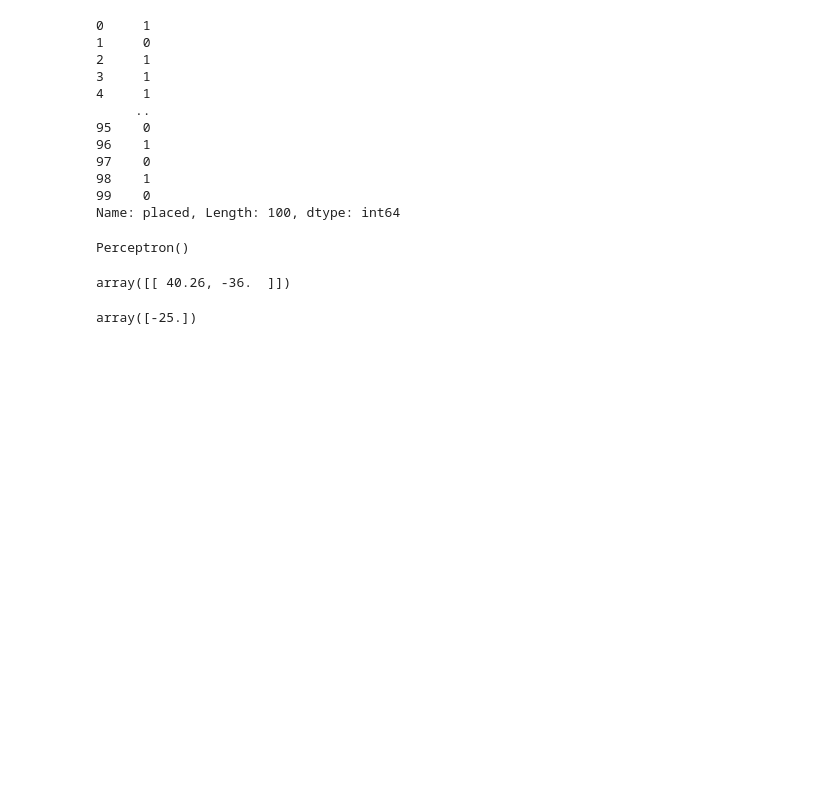
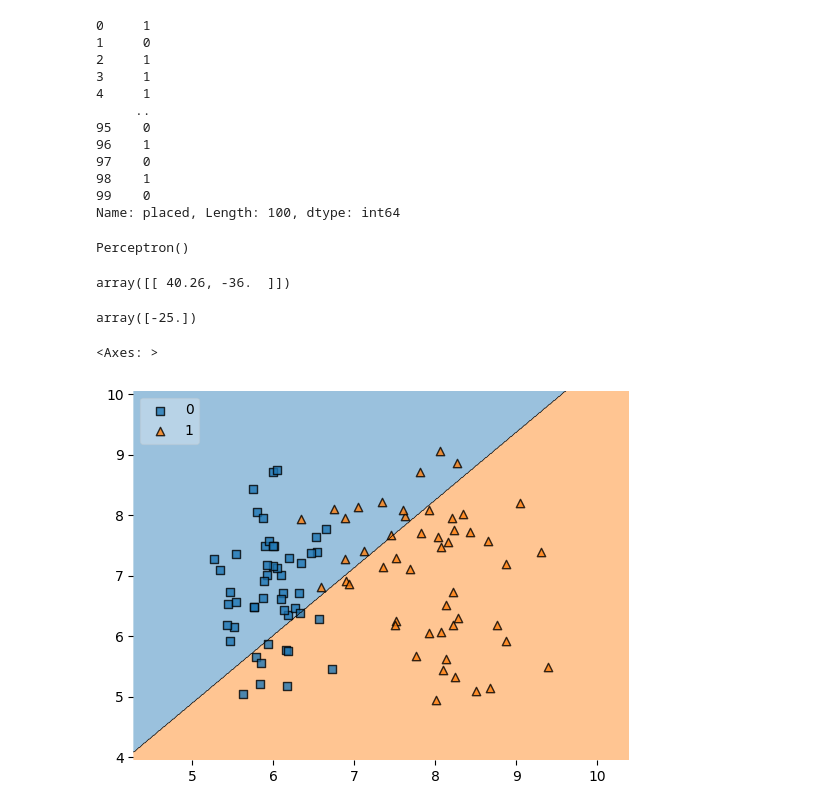
Before and after one commit to ratnesh134/Study, a Jupyter notebook: Deep Learning/Perceptron.ipynb, the cells around one changed output. Drawn from its saved outputs; the diff is of its cells as text; code cells hidden in the pictures; blank space fills up the shorter version.

```diff
--- a/Deep Learning/Perceptron.ipynb
+++ b/Deep Learning/Perceptron.ipynb
@@ -64,4 +64,7 @@ array([-25.])
 # %%
 from mlxtend.plotting import plot_decision_regions
 # %%
-plo
+plot_decision_regions(X.values, y.values, clf=p, legend=2)
+# %% [output]
+<Axes: >
+[figure, added]
```
Also changed, not shown: 5 other files.
